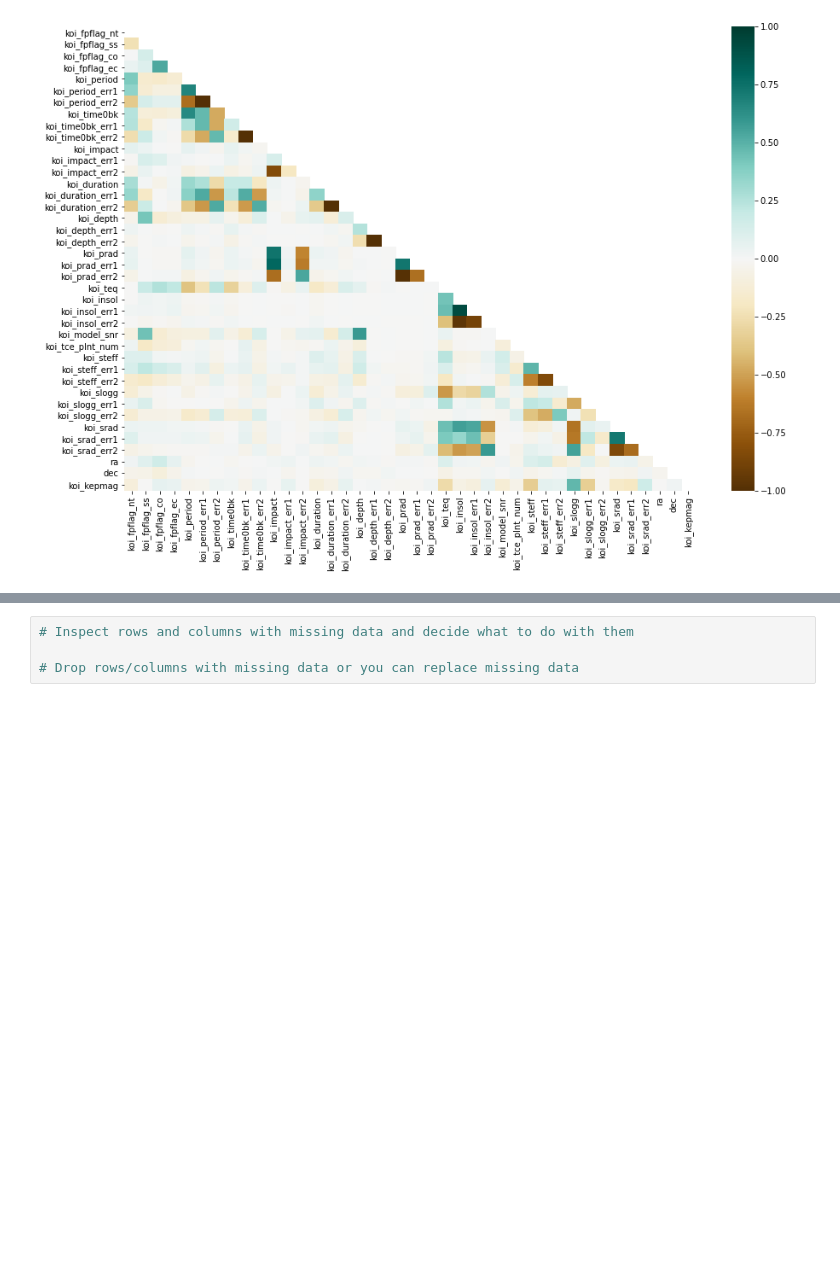
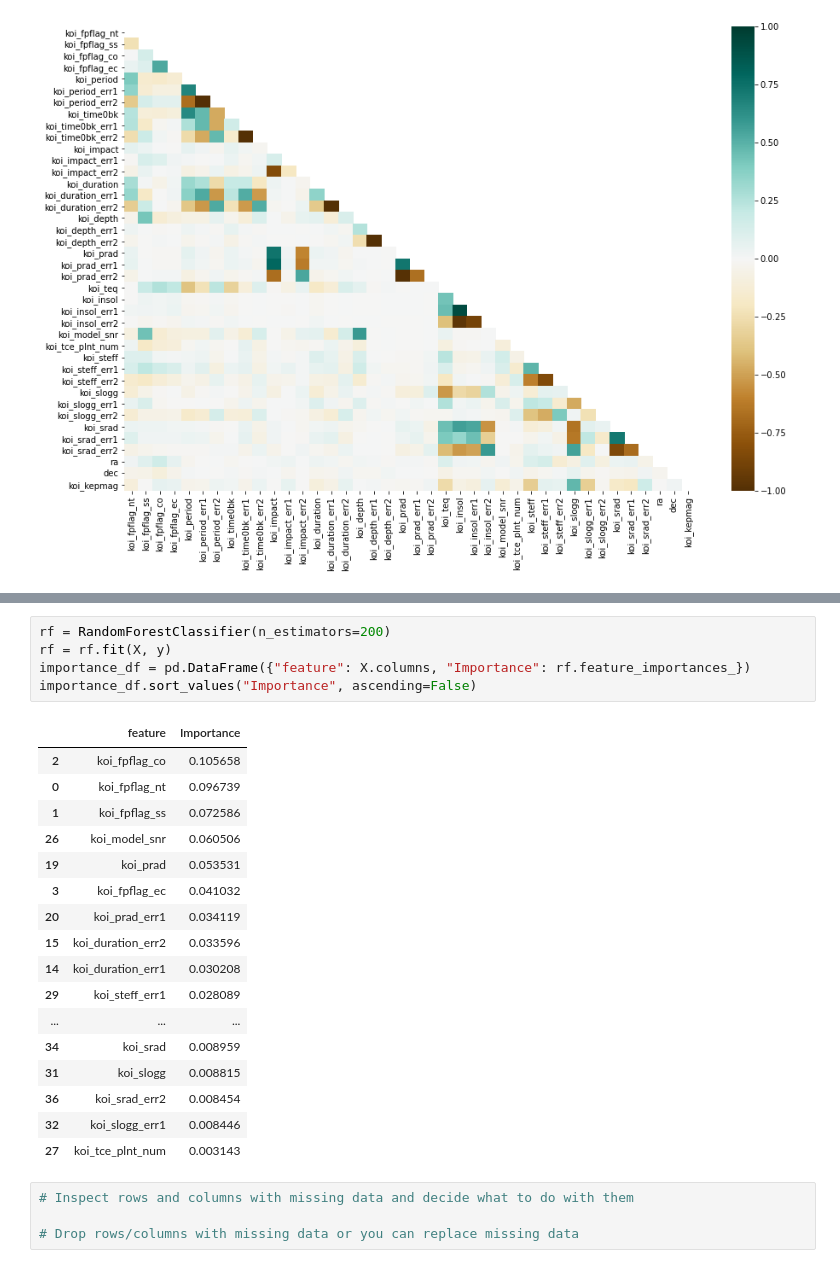
Before and after one commit to deepavadakan/machine-learning-challenge, a Jupyter notebook: exoplanet_ml.ipynb, the cells around one changed output, grey strips where cells are left out. Drawn from its saved outputs; the diff is of its cells as text; blank space fills up the shorter version.

Commit message:
cleaning data

```diff
--- a/exoplanet_ml.ipynb
+++ b/exoplanet_ml.ipynb
@@ -147,3 +150,26 @@ importance_df.sort_values("Importance", ascending=False)
+# %%
+rf = RandomForestClassifier(n_estimators=200)
+rf = rf.fit(X, y)
+importance_df = pd.DataFrame({"feature": X.columns, "Importance": rf.feature_importances_})
+importance_df.sort_values("Importance", ascending=False)
+# %% [output]
+|  | feature | Importance |
+| 2 | koi_fpflag_co | 0.105658 |
+| 0 | koi_fpflag_nt | 0.096739 |
+| 1 | koi_fpflag_ss | 0.072586 |
+| 26 | koi_model_snr | 0.060506 |
+| 19 | koi_prad | 0.053531 |
+| 3 | koi_fpflag_ec | 0.041032 |
+| 20 | koi_prad_err1 | 0.034119 |
+| 15 | koi_duration_err2 | 0.033596 |
+| 14 | koi_duration_err1 | 0.030208 |
+| 29 | koi_steff_err1 | 0.028089 |
+| ... | ... | ... |
+| 34 | koi_srad | 0.008959 |
+| 31 | koi_slogg | 0.008815 |
+| 36 | koi_srad_err2 | 0.008454 |
+| 32 | koi_slogg_err1 | 0.008446 |
+| 27 | koi_tce_plnt_num | 0.003143 |
 # %%
 # Inspect rows and columns with missing data and decide what to do with them
 
```
Also changed, not shown: parts of 3 cells of this notebook.
